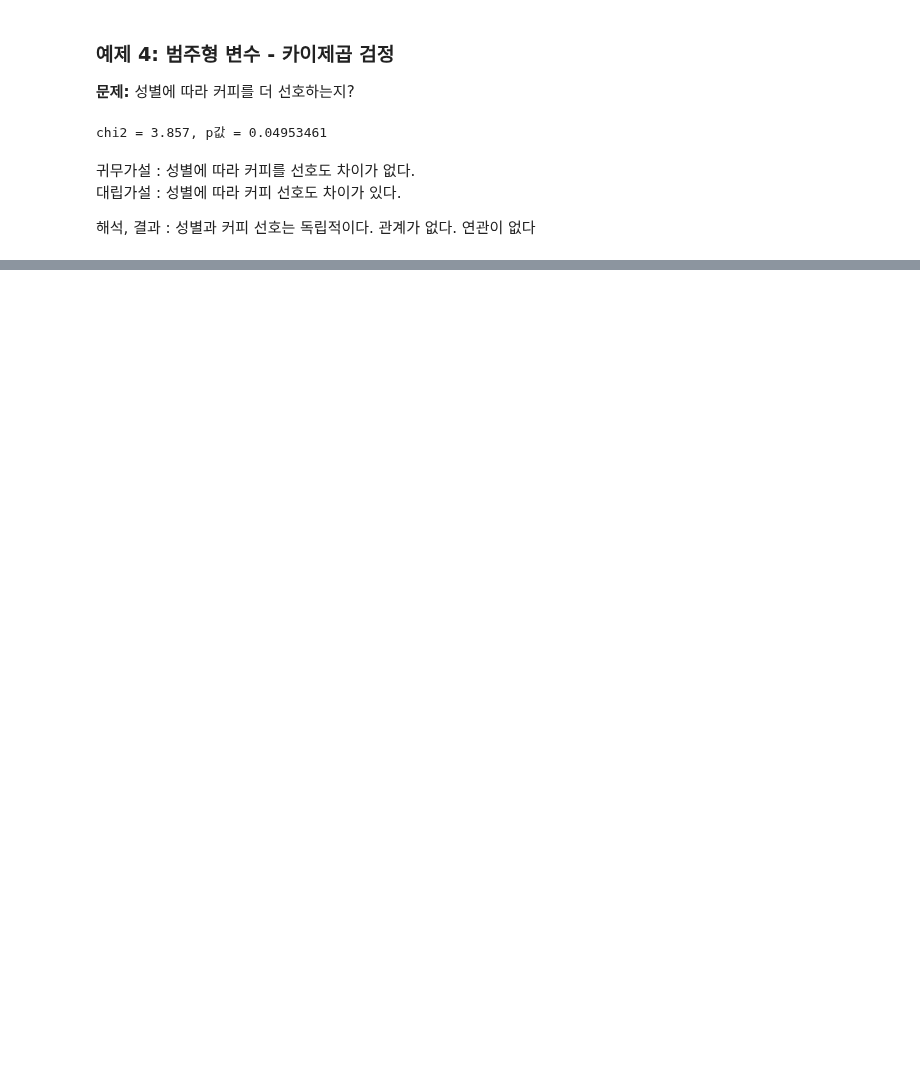
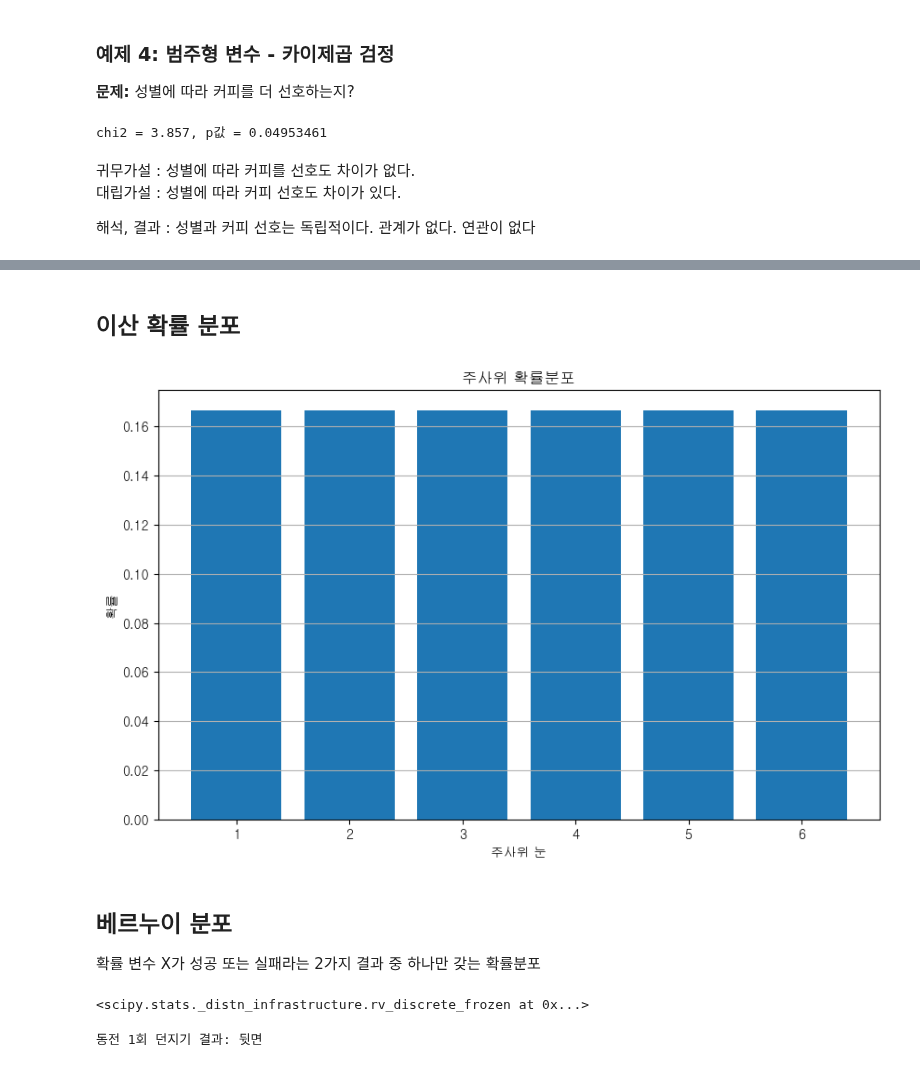
Before and after one commit to sswwdk/hipython_rep, a Jupyter notebook: 확통/22.가설검정.ipynb, the cells around one changed output, grey strips where cells are left out. Saved outputs shown, nothing was run; the diff lists cells and outputs as text; code cells hidden in the pictures; blank space fills up the shorter version.

```diff
--- a/확통/22.가설검정.ipynb
+++ b/확통/22.가설검정.ipynb
@@ -117,0 +360,24 @@ chi2 = 3.857, p값 = 0.04953461
+# %% [markdown]
+## 이산 확률 분포
+# %%
+import matplotlib.pyplot as plt
+import numpy as np
+
+# 주사위 눈 (1~6)
+x = np.arange(1, 7)
+# 공정한 주사위의 확률분포: 모두 1/6
+probs = [1/6] * 6  #6을 곱하는 이유는  6번 반복해서 리스트로 만든다는 의미 - 각 눈별로 확률이 동일하므로 모두 1/6로 설정
+
+# 시각화
+plt.bar(x, probs)
+plt.xticks(x)
+plt.xlabel("주사위 눈")
+plt.ylabel("확률")
+plt.title("주사위 확률분포")
+plt.grid(axis='y')
+plt.show()
+# %% [output]
+[figure, added]
+# %% [markdown]
+## 베르누이 분포
+확률 변수 X가 성공 또는 실패라는 2가지 결과 중 하나만 갖는 확률분포
@@ -117,0 +418,20 @@ chi2 = 3.857, p값 = 0.04953461
+# %%
+# 베르누이 분포 예시 - 동전 던지기
+import numpy as np
+import matplotlib.pyplot as plt
+from scipy.stats import bernoulli
+
+# 베르누이 분포 파라미터 설정
+p = 0.5  # 앞면이 나올 확률
+
+# 베르누이 확률변수 생성
+X = bernoulli(p) # 베르누이 확률모델
+X # 베르누이 확률모델
+# %% [output]
+<scipy.stats._distn_infrastructure.rv_discrete_frozen at 0x...>
+# %%
+# 1회 시행 결과 시뮬레이션 (0: 뒷면, 1: 앞면)
+result = X.rvs(size=1)
+print(f"동전 1회 던지기 결과: {'앞면' if result[0] == 1 else '뒷면'}")
+# %% [output]
+동전 1회 던지기 결과: 뒷면
```
Also changed, not shown: parts of 56 cells of this notebook, 2 other files.
